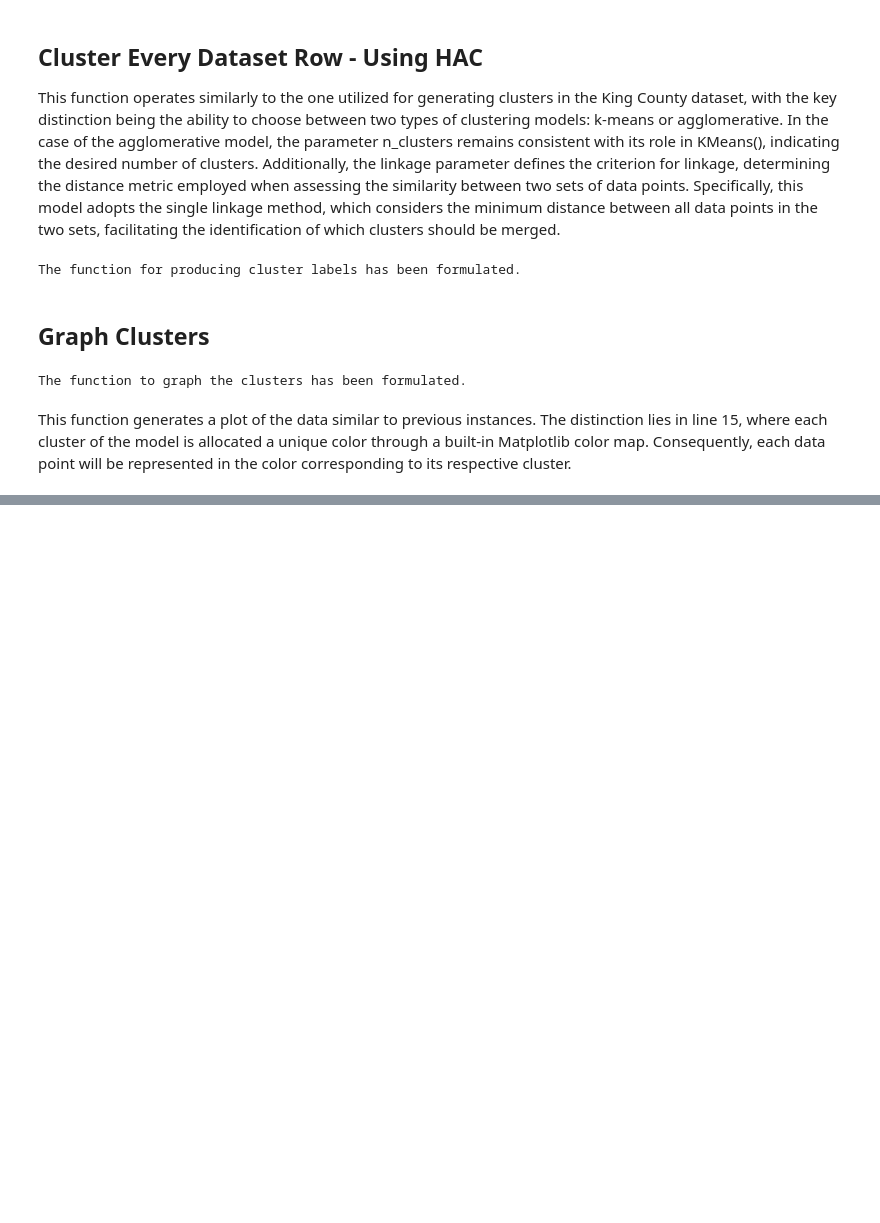
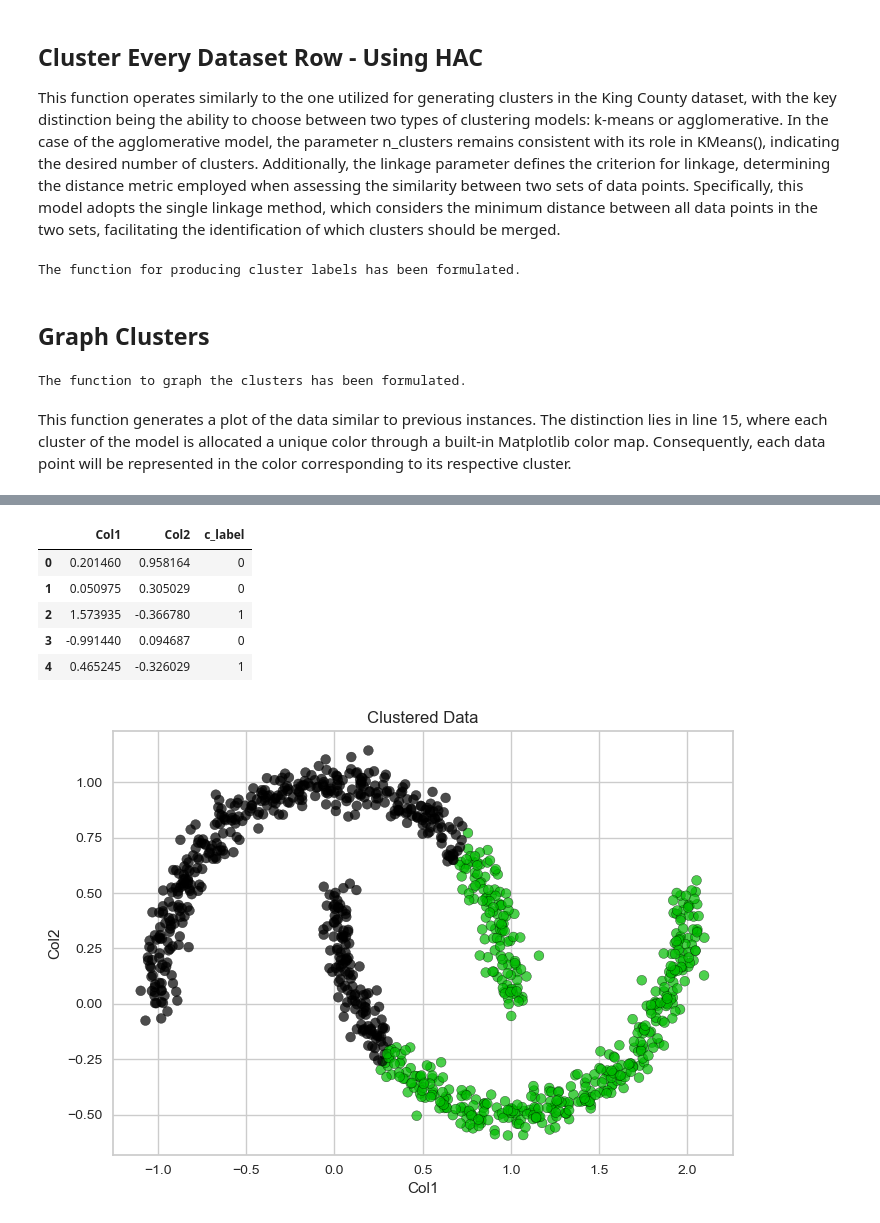
Before and after one commit to tyrantdavis/Hierarchical-Clustering-Model, a Jupyter notebook: hierarchical-clustering-moons.ipynb, the cells around one changed output, grey strips where cells are left out. Saved outputs shown, nothing was run; the diff lists cells and outputs as text; code cells hidden in the pictures; blank space fills up the shorter version.

Commit message:
Develop k-means and hierarchical clustering models.

```diff
--- a/hierarchical-clustering-moons.ipynb
+++ b/hierarchical-clustering-moons.ipynb
@@ -133,7 +133,8 @@ def graph_clusters():
     fig, ax = plt.subplots()
 
     # Caption clusters with varying colors.
-    colors = cm.nipy_spectral(cluster_labels.astype(float) / 2)
+    # colors = cm.nipy_spectral(cluster_labels.astype(float) / 2)
+    colors = cm.nipy_spectral(labels.astype(float) / 2)
 
     # Plot the features.
     ax.scatter(
@@ -159,0 +165,19 @@ This function generates a plot of the data similar to previous instances. The di
+# %%
+"""Create cluster labels"""
+
+labels = generate_cluster_labels("kmeans", 2, X)
+
+"""Add the generated cluster labels as a new column"""
+labeled_clusters = X.assign(c_label=labels)
+
+"""Display a sample of rows from the dataset"""
+display(labeled_clusters.head())
+graph_clusters()
+# %% [output]
+|  | Col1 | Col2 | c_label |
+| 0 | 0.201460 | 0.958164 | 0 |
+| 1 | 0.050975 | 0.305029 | 0 |
+| 2 | 1.573935 | -0.366780 | 1 |
+| 3 | -0.991440 | 0.094687 | 0 |
+| 4 | 0.465245 | -0.326029 | 1 |
+[figure, added]
```
Also changed, not shown: parts of 5 cells of this notebook.
